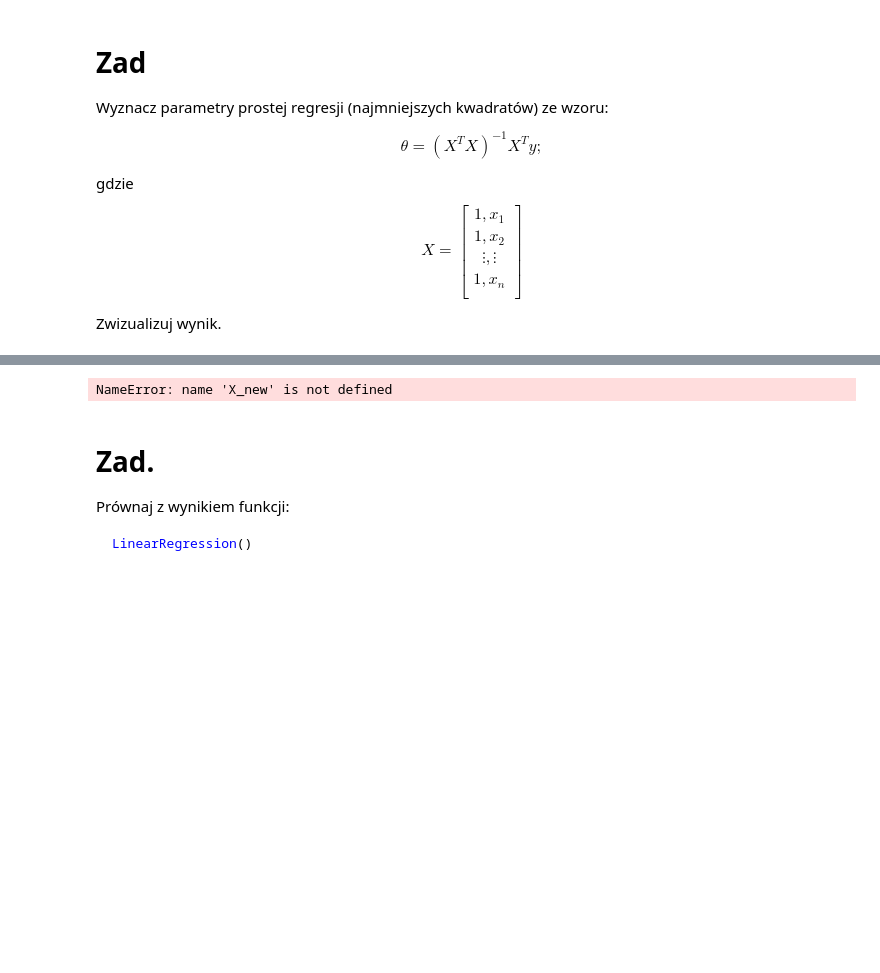
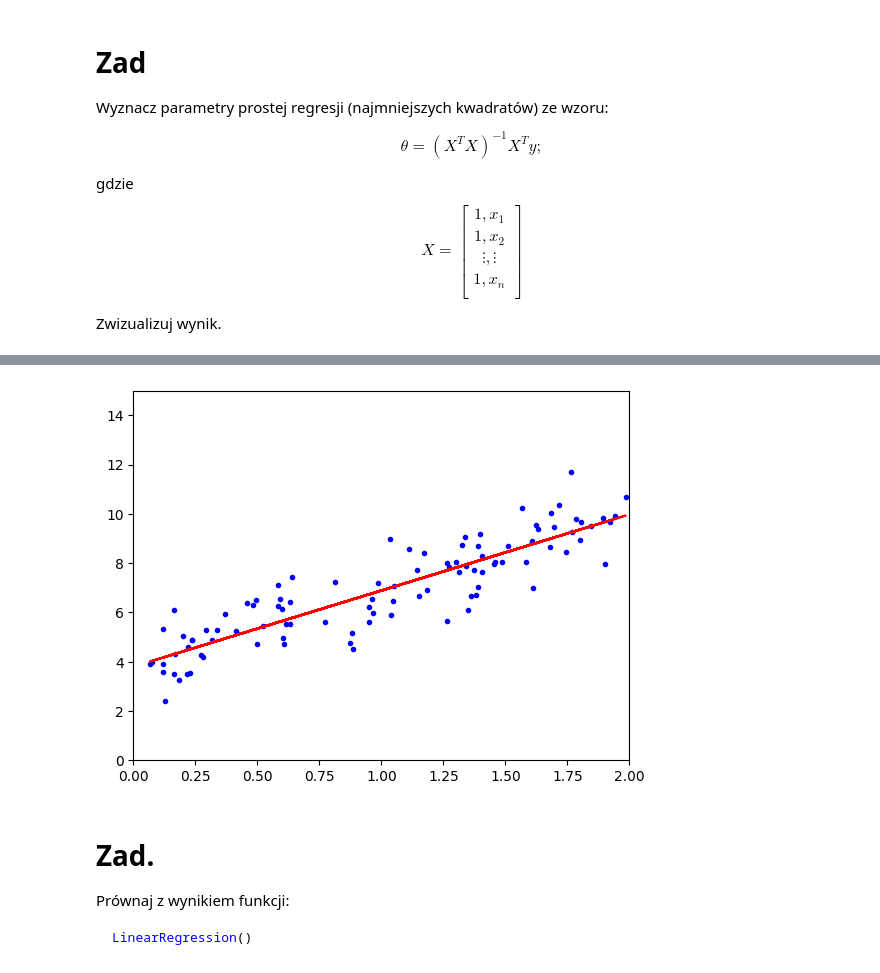
Before and after one commit to KrystianJachna/AI, a Jupyter notebook: cw10/AD_Z10_C_Gradient_Descent_Regression.ipynb, the cells around one changed output, grey strips where cells are left out. Drawn from its saved outputs; the diff is of its cells as text; code cells hidden in the pictures; blank space fills up the shorter version.

```diff
--- a/cw10/AD_Z10_C_Gradient_Descent_Regression.ipynb
+++ b/cw10/AD_Z10_C_Gradient_Descent_Regression.ipynb
@@ -48,10 +49,10 @@ array([[3.61270367],
 # %%
-plt.plot(X_new, y_predict, "r-")
 plt.plot(X, y, "b.")
 plt.axis([0, 2, 0, 15])
+plt.plot(X, X_b.dot(theta_best), "r-")
 plt.show()
 # %% [output]
-NameError: name 'X_new' is not defined
+[figure, added]
 # %% [markdown]
 # Zad.
 Prównaj z wynikiem funkcji:
```
Also changed, not shown: parts of 20 cells of this notebook.
